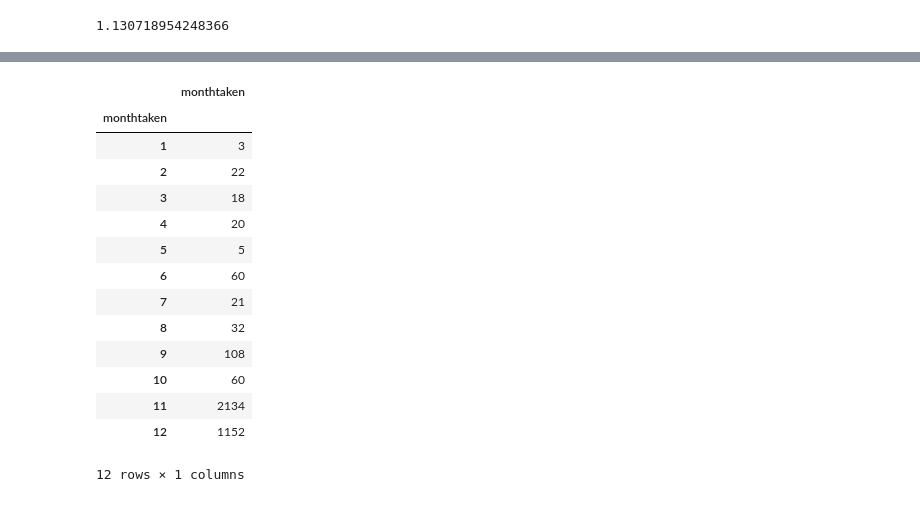
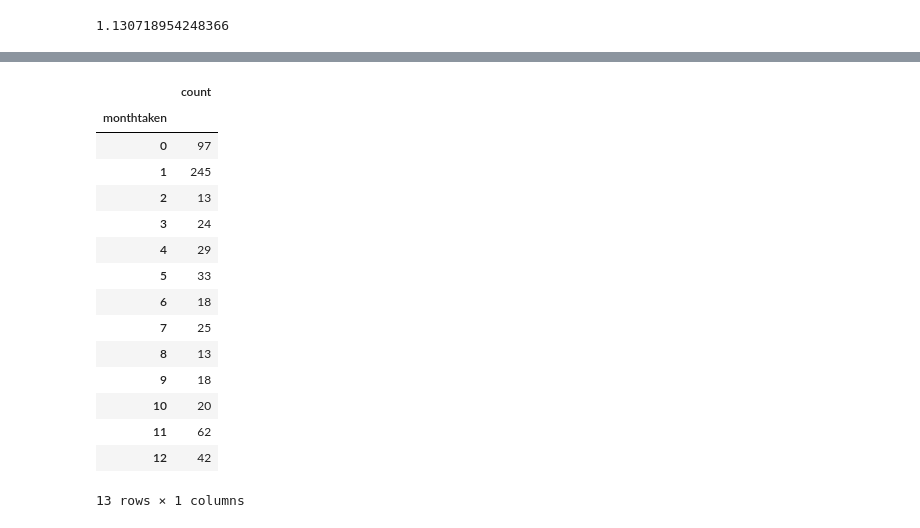
Before and after one commit to cal-a-mari/web-appetit, a Jupyter notebook: notebooks/Pet Photo Analysis.ipynb, the cells around one changed output, grey strips where cells are left out. Drawn from its saved outputs; the diff is of its cells as text; code cells hidden in the pictures.

```diff
--- a/notebooks/Pet Photo Analysis.ipynb
+++ b/notebooks/Pet Photo Analysis.ipynb
@@ -98,10 +100,11 @@ rather than take in the json result from a Flickr query
 Returns the json list of all photos, ignoring the 500 photo return limit
 By default returns only Creative Common license photos
 """
-def get_all_photos(tags='', text='', min_taken_date='', max_taken_date='', license='7'):
+def get_all_photos(text='', tags='', tag_mode='any', min_taken_date='', max_taken_date='', license='7'):
     res = flickr.photos_search(
         text=text,
         tags=tags,
+        tag_mode=tag_mode,
         extras='license, date_upload, last_update, date_taken, owner_name, geo, tags, views, url_m',
         license=license,
         min_taken_date=min_taken_date,
@@ -116,6 +119,7 @@ def get_all_photos(tags='', text='', min_taken_date='', max_taken_date='', licen
         next_page_res =  flickr.photos_search(
             text=text,
             tags=tags,
+            tag_mode=tag_mode,
             extras='license, date_upload, last_update, date_taken, owner_name, geo, tags, views, url_m',
             license=license,
             min_taken_date=min_taken_date,
@@ -132,10 +136,11 @@ def get_all_photos(tags='', text='', min_taken_date='', max_taken_date='', licen
 Returns the json list of first 100 photos
 By default returns only Creative Common license photos
 """
-def get_page_photos(tags='', text='', min_taken_date='', max_taken_date='', license='7', per_page=100, page=1):
+def get_page_photos(text='', tags='', tag_mode='any', min_taken_date='', max_taken_date='', license='7', per_page=100, page=1):
     res = flickr.photos_search(
         text=text,
         tags=tags,
+        tag_mode=tag_mode,
         extras='license, date_upload, last_update, date_taken, owner_name, geo, tags, views, url_m',
         license=license,
         min_taken_date=min_taken_date,
@@ -147,6 +152,22 @@ def get_page_photos(tags='', text='', min_taken_date='', max_taken_date='', lice
     photos = res_json['photos']['photo']
     num_photos = len(photos)
     return {'photos': photos, 'length': num_photos}
+
+def get_photo_count(text='', tags='', tag_mode='any', min_taken_date='', max_taken_date='', license='7', per_page=100, page=1):
+    res = flickr.photos_search(
+        text=text,
+        tags=tags,
+        tag_mode=tag_mode,
+        extras='license, date_upload, last_update, date_taken, owner_name, geo, tags, views, url_m',
+        license=license,
+        min_taken_date=min_taken_date,
+        max_taken_date=max_taken_date,
+        per_page=per_page,
+        page=page,
+        format='json')
+    res_json = get_json(res)
+    count = res_json['photos']['total']
+    return int(count)
 # %%
 """
 Given a flickr api search query with format='json', returns the data in actual json format
@@ -381,4 +414,16 @@ get_count(desc_dog)/float(get_count(desc_cat))
+# %%
+def add_month_taken(s):
+    s['monthtaken'] = int(s['datetaken'][5:7])
+    return s
+
+def add_year_taken(s):
+    s['yeartaken'] = int(s['datetaken'][:4])
+    return s
+
+def add_count(s):
+    s['count'] = 1
+    return s
 # %%
-photos = get_all_photos(text='dog', min_taken_date='2013-01-01', max_taken_date='2013-12-31')
+photos = get_all_photos(tags='dog, puppy', min_taken_date='1800-01-01', max_taken_date='2013-12-31')
 photos['length']
 # %% [output]
@@ -394,5 +433,6 @@ def addMonthTaken(s):
 # %%
-df = df.apply(addMonthTaken, axis=1)
+df = df.apply(add_count, axis=1)
+df = df.apply(add_month_taken, axis=1)
 # %%
 """
 Reorder columns so monthtaken is in front
@@ -445,19 +485,20 @@ df.groupby('monthtaken').head()
 # %%
-df.groupby('monthtaken').aggregate({'monthtaken': np.sum})
+df.groupby('monthtaken').aggregate({'count': np.sum})
 # %% [output]
-|  | monthtaken |
+|  | count |
 | monthtaken |  |
-| 1 | 3 |
-| 2 | 22 |
-| 3 | 18 |
-| 4 | 20 |
-| 5 | 5 |
-| 6 | 60 |
-| 7 | 21 |
-| 8 | 32 |
-| 9 | 108 |
-| 10 | 60 |
-| 11 | 2134 |
-| 12 | 1152 |
+| 0 | 97 |
+| 1 | 245 |
+| 2 | 13 |
+| 3 | 24 |
+| 4 | 29 |
+| 5 | 33 |
+| 6 | 18 |
+| 7 | 25 |
+| 8 | 13 |
+| 9 | 18 |
+| 10 | 20 |
+| 11 | 62 |
+| 12 | 42 |
-12 rows × 1 columns
+13 rows × 1 columns
 # %%
```
Also changed, not shown: parts of 23 cells of this notebook, 3 other files.
